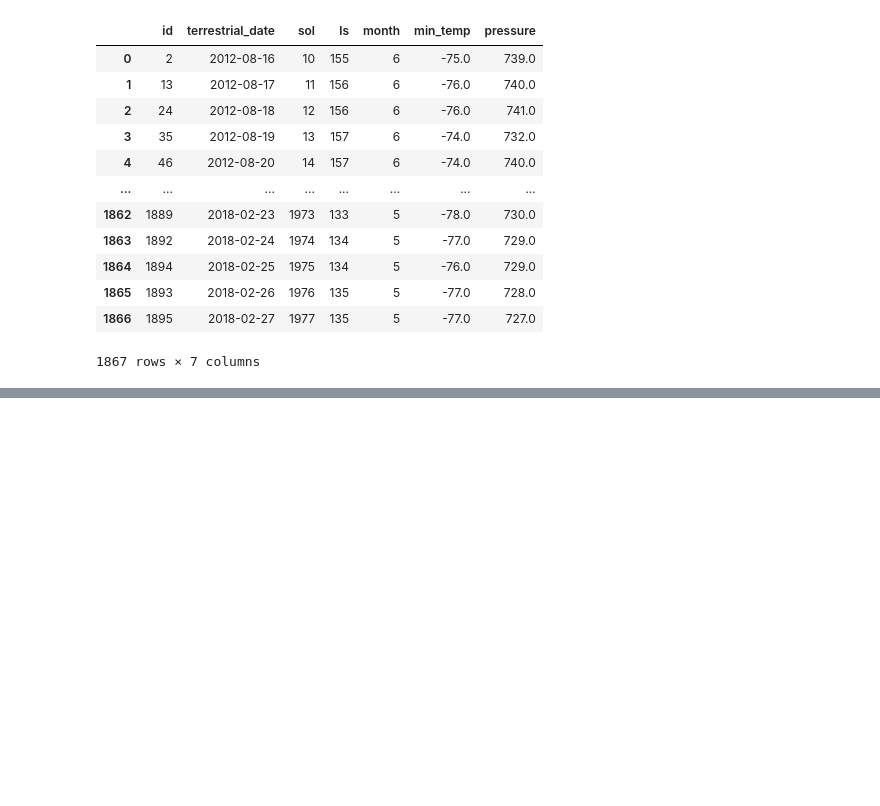
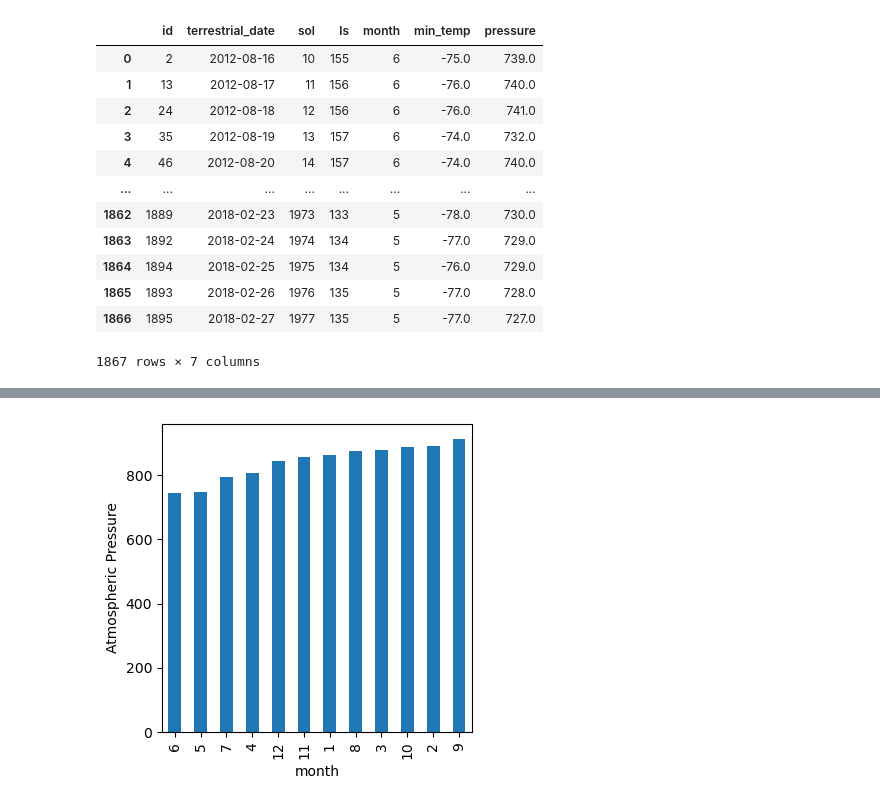
Before and after one commit to heracliteanflux/exercises-python, a Jupyter notebook: web_scraping/notebook.ipynb, the cells around one changed output, grey strips where cells are left out. Drawn from its saved outputs; the diff is of its cells as text; code cells hidden in the pictures; blank space fills up the shorter version.

```diff
--- a/web_scraping/notebook.ipynb
+++ b/web_scraping/notebook.ipynb
@@ -130,0 +304,3 @@ dtype: object
+# %%
+pressure_by_month = df.groupby(by = 'month')['pressure'].mean()
+pressure_by_month
@@ -130,0 +322,6 @@ dtype: object
+# %%
+pressure_by_month.sort_values().plot(kind    = 'bar',
+                                     figsize = (4, 4));
+plt.ylabel(ylabel = 'Atmospheric Pressure');
+# %% [output]
+[figure, added]
```
Also changed, not shown: parts of 27 cells of this notebook, 2 other files.
